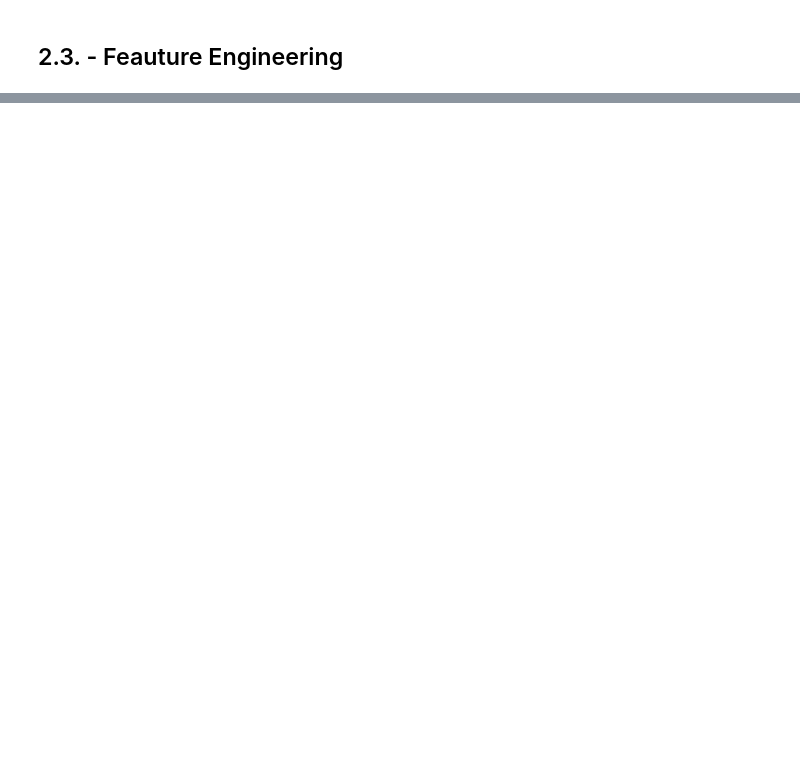
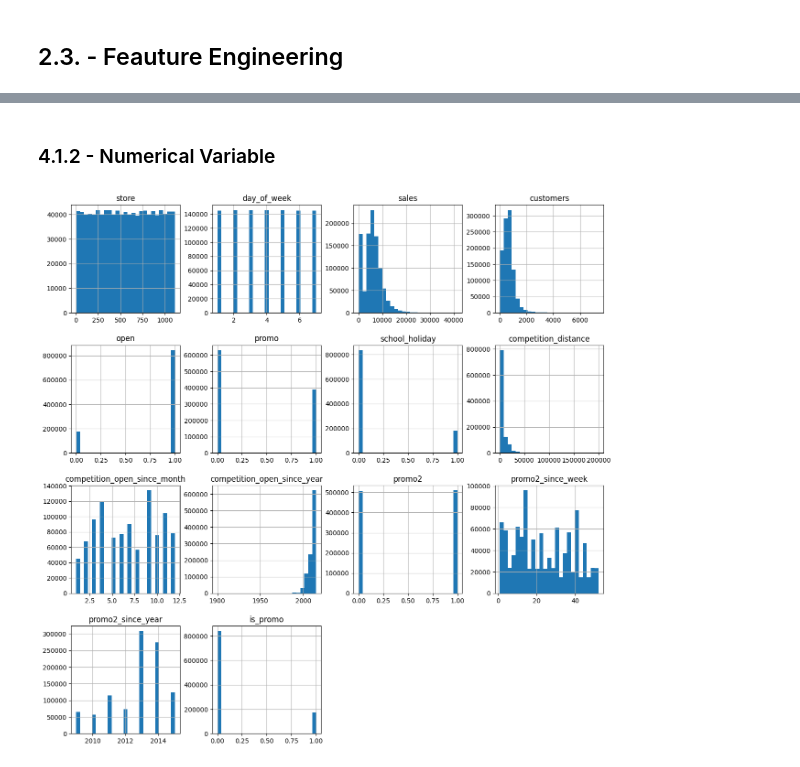
Before and after one commit to OscarFantozzi/Rossmann-Sales, a Jupyter notebook: rossmann_sales.ipynb, the cells around one changed output, grey strips where cells are left out. Drawn from its saved outputs; the diff is of its cells as text; code cells hidden in the pictures; blank space fills up the shorter version.

```diff
--- a/rossmann_sales.ipynb
+++ b/rossmann_sales.ipynb
@@ -478,0 +511,6 @@ df3 = df3.drop( cols_drop, axis = 1  )
+# %% [markdown]
+### 4.1.2 - Numerical Variable
+# %%
+num_attributes.hist( bins = 25, figsize=( 15,15 ) );
+# %% [output]
+[figure, added]
```
Also changed, not shown: parts of 62 cells of this notebook.
